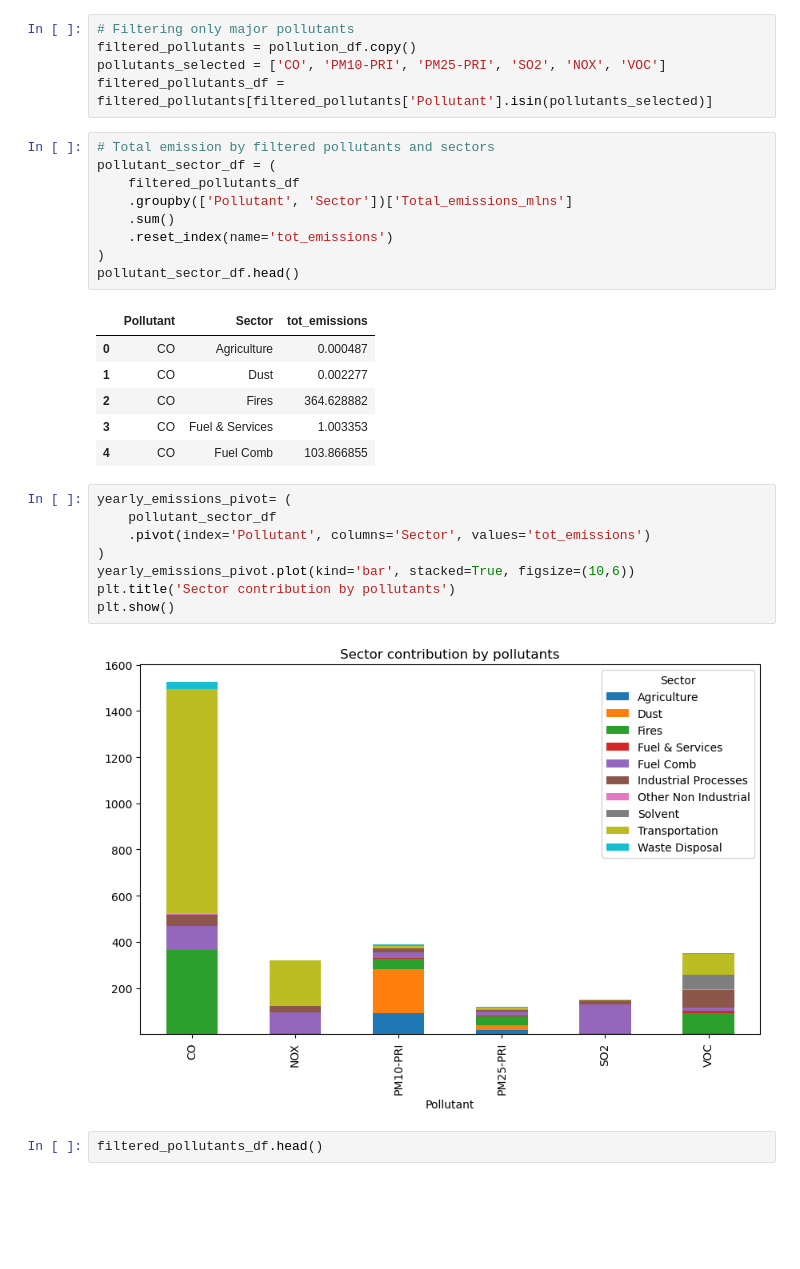
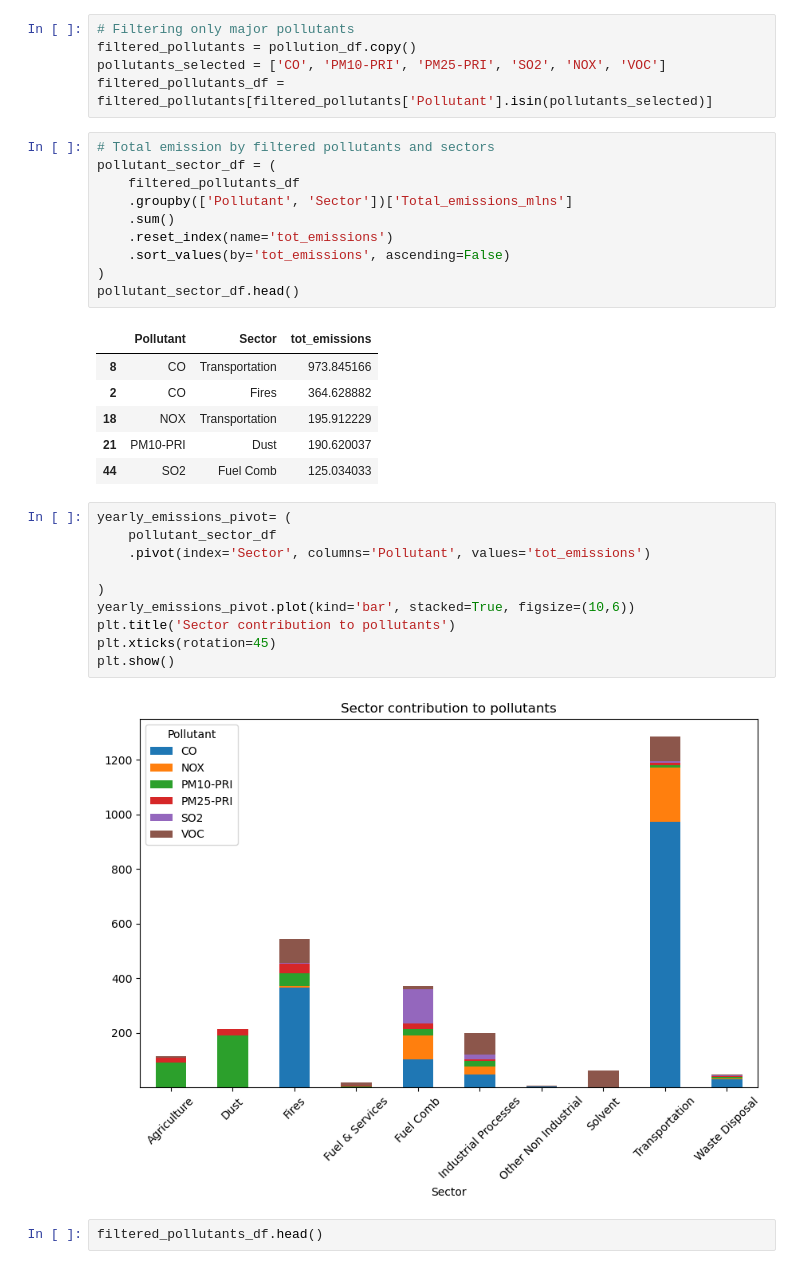
Before and after one commit to ShamithaJino/Air-Pollution-Analysis, a Jupyter notebook: notebook/sector_state_emission_analysis.ipynb, the cells around one changed output. Saved outputs shown, nothing was run; the diff lists cells and outputs as text; blank space fills up the shorter version.

```diff
--- a/notebook/sector_state_emission_analysis.ipynb
+++ b/notebook/sector_state_emission_analysis.ipynb
@@ -420,25 +434,28 @@ pollutant_sector_df = (
     .groupby(['Pollutant', 'Sector'])['Total_emissions_mlns']
     .sum()
     .reset_index(name='tot_emissions')
+    .sort_values(by='tot_emissions', ascending=False)
 )
 pollutant_sector_df.head()
 # %% [output]
 |  | Pollutant | Sector | tot_emissions |
-| 0 | CO | Agriculture | 0.000487 |
-| 1 | CO | Dust | 0.002277 |
+| 8 | CO | Transportation | 973.845166 |
 | 2 | CO | Fires | 364.628882 |
-| 3 | CO | Fuel & Services | 1.003353 |
-| 4 | CO | Fuel Comb | 103.866855 |
+| 18 | NOX | Transportation | 195.912229 |
+| 21 | PM10-PRI | Dust | 190.620037 |
+| 44 | SO2 | Fuel Comb | 125.034033 |
 # %%
 yearly_emissions_pivot= (
     pollutant_sector_df
-    .pivot(index='Pollutant', columns='Sector', values='tot_emissions')
+    .pivot(index='Sector', columns='Pollutant', values='tot_emissions')
+
 )
 yearly_emissions_pivot.plot(kind='bar', stacked=True, figsize=(10,6))
-plt.title('Sector contribution by pollutants')
+plt.title('Sector contribution to pollutants')
+plt.xticks(rotation=45)
 plt.show()
 # %% [output]
-[figure, old version]
+[figure, new version]
 # %%
 filtered_pollutants_df.head()
 # %% [output]
```
Also changed, not shown: parts of 4 cells of this notebook, 1 other file.
